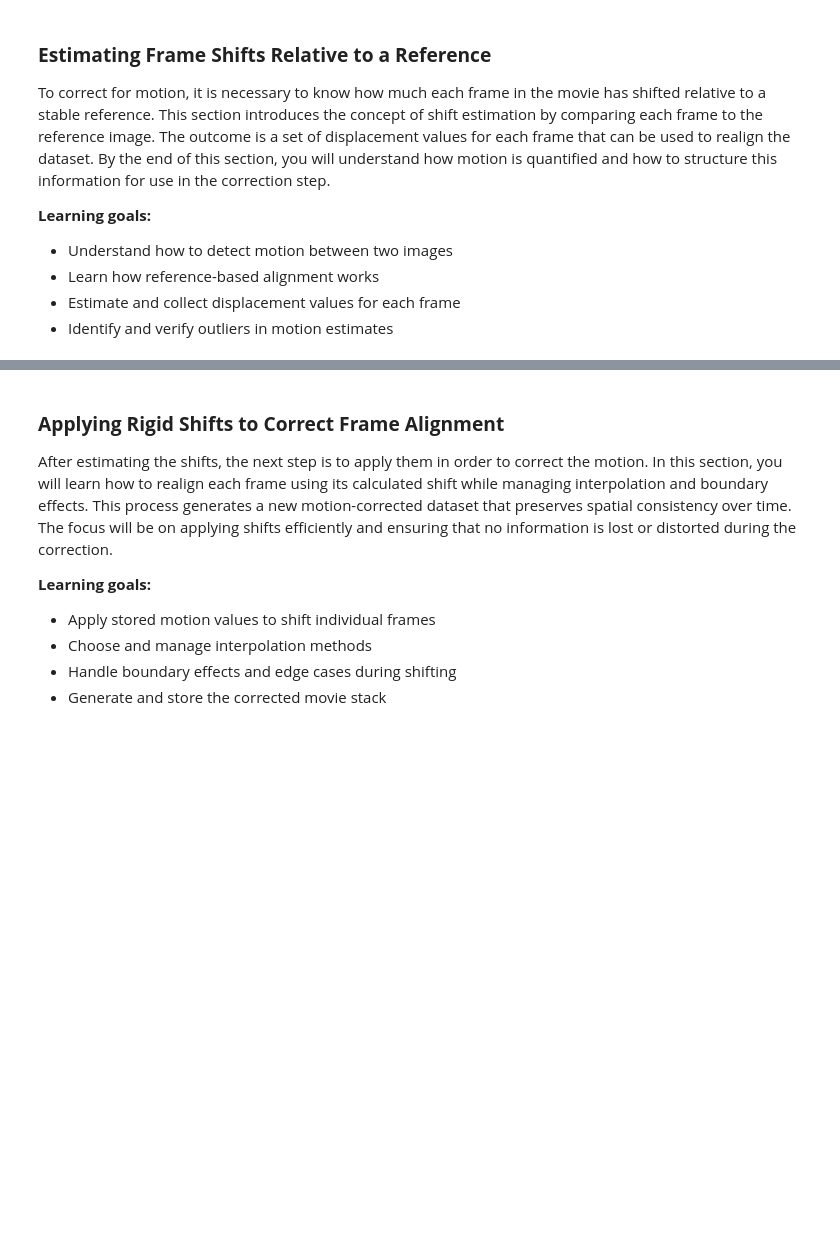
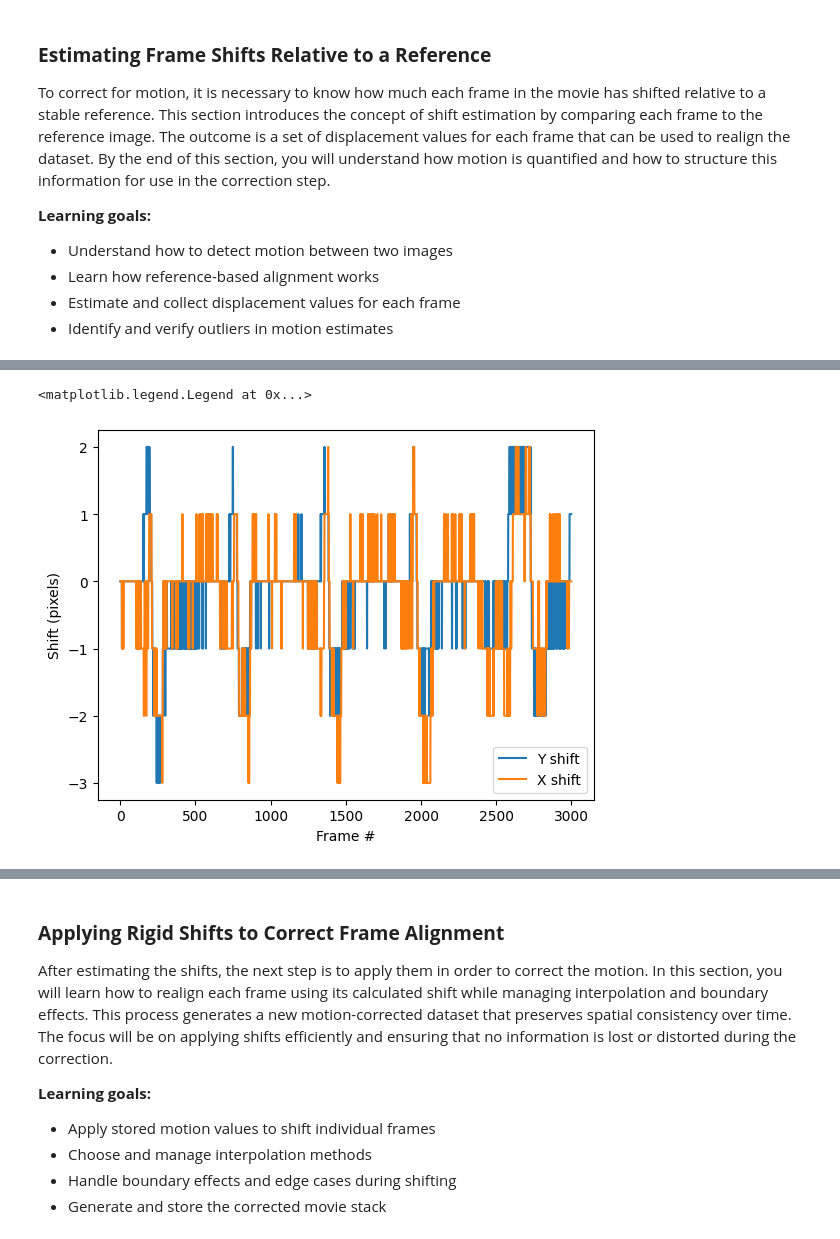
Before and after one commit to sangeethankumar/Courses, a Jupyter notebook: CalciumImaging/Draft1/09. Rigid Motion Correction.ipynb, the cells around one changed output, grey strips where cells are left out. Drawn from its saved outputs; the diff is of its cells as text; code cells hidden in the pictures; blank space fills up the shorter version.

```diff
--- a/CalciumImaging/Draft1/09. Rigid Motion Correction.ipynb
+++ b/CalciumImaging/Draft1/09. Rigid Motion Correction.ipynb
@@ -118,0 +167,5 @@ To correct for motion, it is necessary to know how much each frame in the movie
+# %%
+shifts = np.array([
+    phase_cross_correlation(ref, frame)[0]
+    for frame in movie
+])
@@ -118,0 +185,9 @@ To correct for motion, it is necessary to know how much each frame in the movie
+# %%
+plt.plot(shifts[:, 0], label='Y shift')
+plt.plot(shifts[:, 1], label='X shift')
+plt.xlabel("Frame #")
+plt.ylabel("Shift (pixels)")
+plt.legend()
+# %% [output]
+<matplotlib.legend.Legend at 0x...>
+[figure, added]
```
Also changed, not shown: parts of 8 cells of this notebook.
